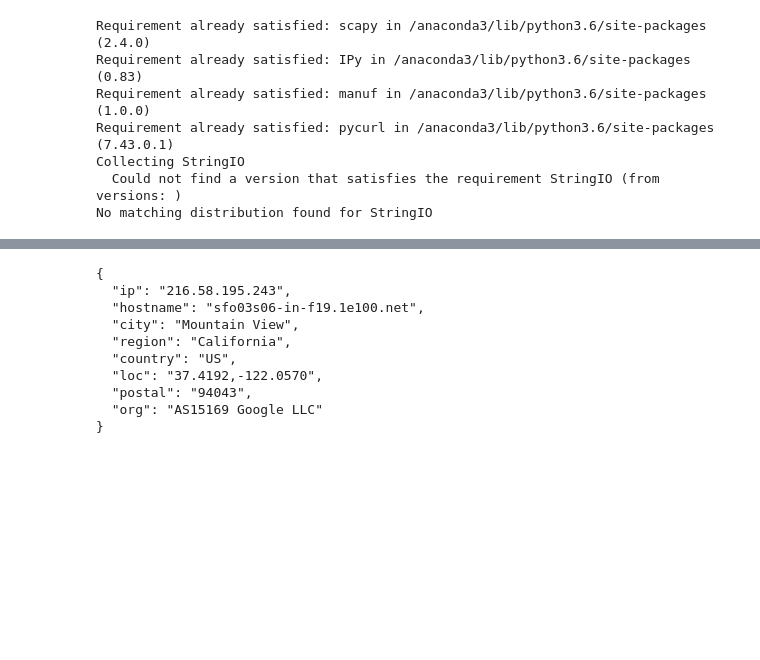
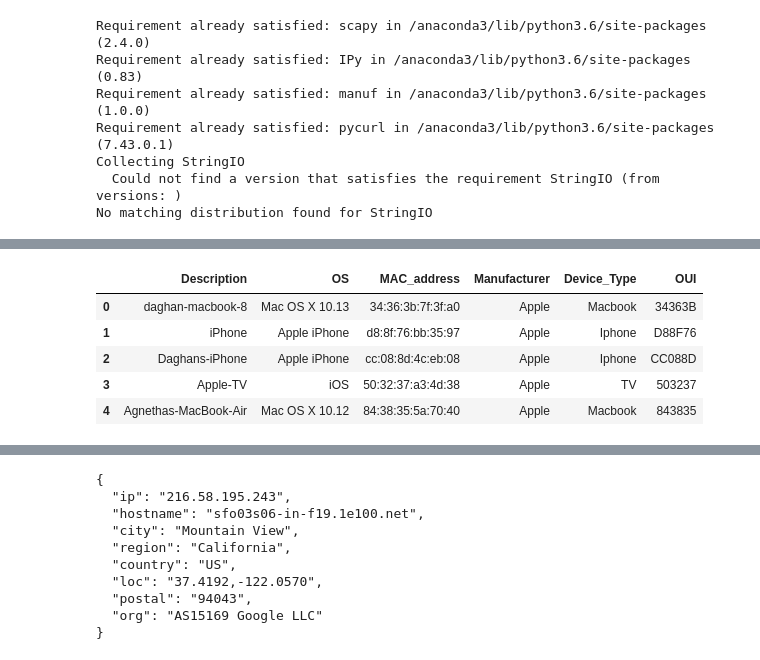
Before and after one commit to daghan/W210-IoT, a Jupyter notebook: IoT.ipynb, the cells around one changed output, grey strips where cells are left out. Cells and saved outputs as stored; diff of their text form; code cells hidden in the pictures; blank space fills up the shorter version.

```diff
--- a/IoT.ipynb
+++ b/IoT.ipynb
@@ -154,0 +137,11 @@ Ether / Dot1Q / ARP who has 192.168.1.224 says 192.168.1.1
+# %%
+known_devices = pd.read_csv('device_types.csv')
+known_devices['OUI'] = known_devices['MAC_address'].apply(lambda x: ''.join(x.upper().split(':')[0:3]))
+known_devices.head()
+# %% [output]
+|  | Description | OS | MAC_address | Manufacturer | Device_Type | OUI |
+| 0 | daghan-macbook-8 | Mac OS X 10.13 | 34:36:3b:7f:3f:a0 | Apple | Macbook | 34363B |
+| 1 | iPhone | Apple iPhone | d8:8f:76:bb:35:97 | Apple | Iphone | D88F76 |
+| 2 | Daghans-iPhone | Apple iPhone | cc:08:8d:4c:eb:08 | Apple | Iphone | CC088D |
+| 3 | Apple-TV | iOS | 50:32:37:a3:4d:38 | Apple | TV | 503237 |
+| 4 | Agnethas-MacBook-Air | Mac OS X 10.12 | 84:38:35:5a:70:40 | Apple | Macbook | 843835 |
```
Also changed, not shown: parts of 6 cells of this notebook, 3 other files.
